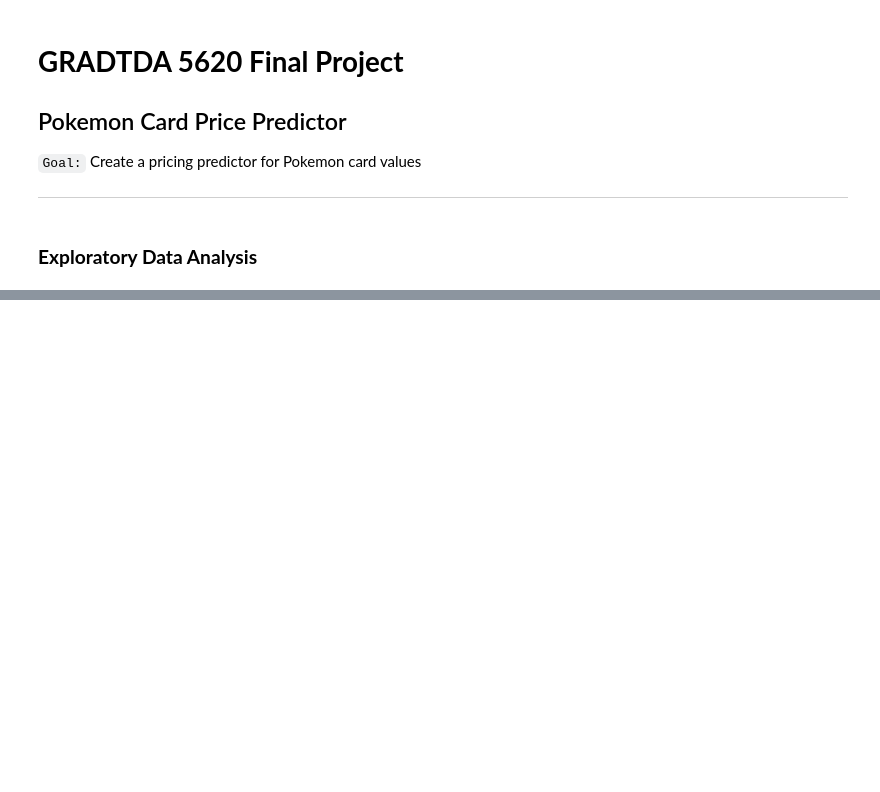
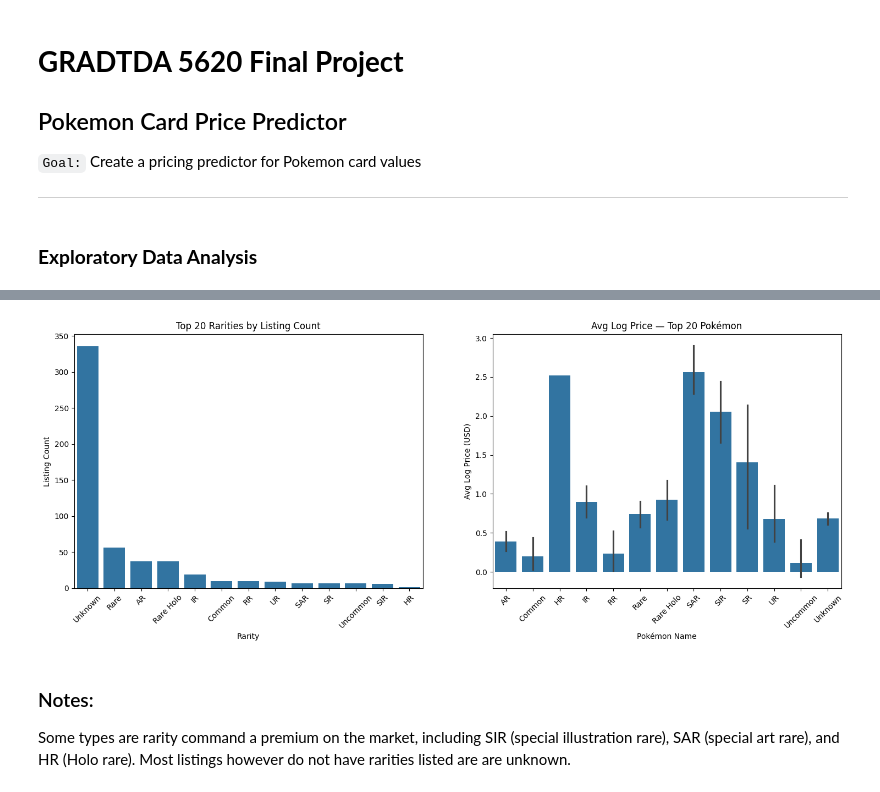
Before and after one commit to morgan1461/pokemon-card-price-predictor, a Jupyter notebook: main.ipynb, the cells around one changed output, grey strips where cells are left out. Drawn from its saved outputs; the diff is of its cells as text; code cells hidden in the pictures; blank space fills up the shorter version.

```diff
--- a/main.ipynb
+++ b/main.ipynb
@@ -135,0 +192,21 @@ plt.show()
+# %%
+rarity = df['rarity_class'].value_counts()
+
+fig, ax = plt.subplots(1, 2, figsize=(18, 6))
+
+sns.barplot(x=rarity.index.astype(str), y=rarity.values, ax=ax[0])
+ax[0].set_title("Top 20 Rarities by Listing Count")
+ax[0].set_xlabel("Rarity")
+ax[0].set_ylabel("Listing Count")
+ax[0].tick_params(axis='x', rotation=45)
+
+sns.barplot(data=top_20_df, x="rarity_class", y="price_log_usd", ax=ax[1])
+ax[1].set_title("Avg Log Price — Top 20 Pokémon")
+ax[1].set_xlabel("Pokémon Name")
+ax[1].set_ylabel("Avg Log Price (USD)")
+ax[1].tick_params(axis='x', rotation=45)
+# %% [output]
+[figure, added]
+# %% [markdown]
+### Notes:
+Some types are rarity command a premium on the market, including SIR (special illustration rare), SAR (special art rare), and HR (Holo rare). Most listings however do not have rarities listed are are unknown.
```
Also changed, not shown: parts of 13 cells of this notebook.
